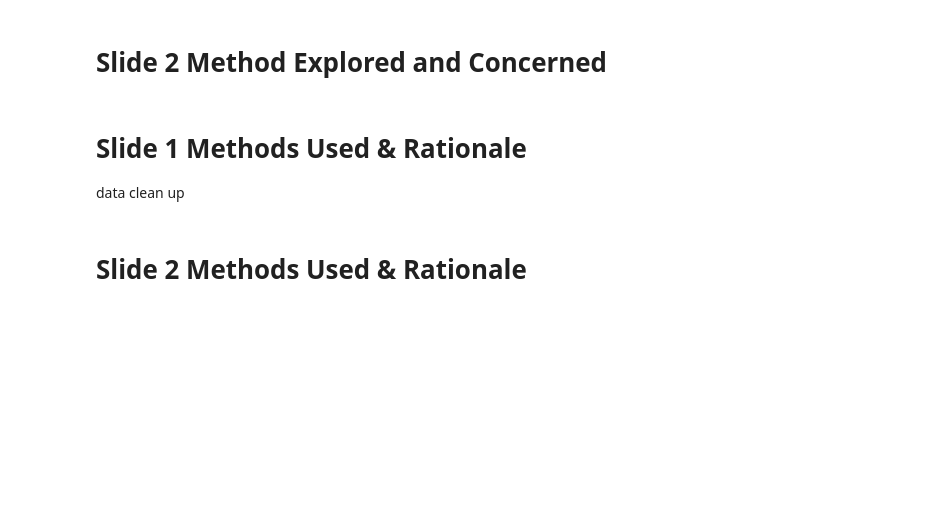
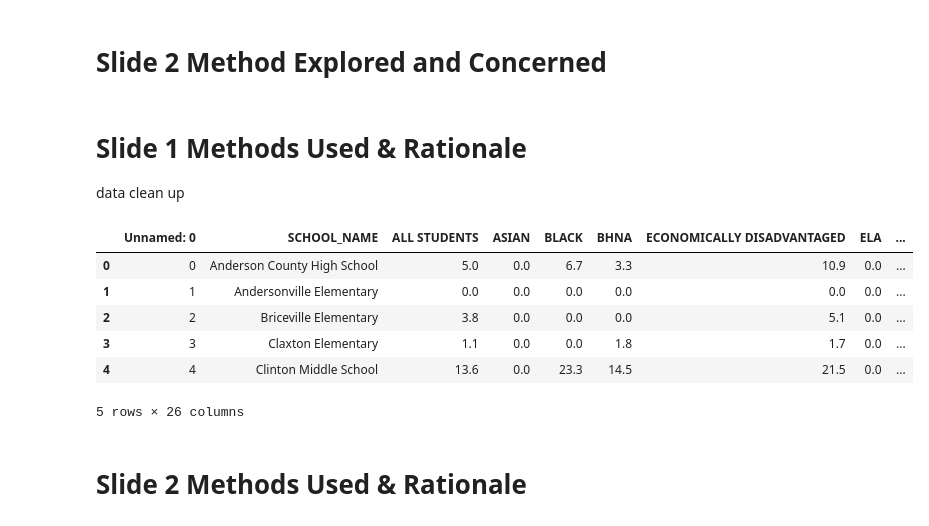
Before and after one commit to lawandyaseen/PPOL564FinalProject, a Jupyter notebook: Final Presentation.ipynb, the cells around one changed output. Cells and saved outputs as stored; diff of their text form; code cells hidden in the pictures; blank space fills up the shorter version.

```diff
--- a/Final Presentation.ipynb
+++ b/Final Presentation.ipynb
@@ -28,5 +162,15 @@ Where did I get data
 # Slide 1 Methods Used & Rationale
 
 data clean up
+# %%
+data.head()
+# %% [output]
+|  | Unnamed: 0 | SCHOOL_NAME | ALL STUDENTS | ASIAN | BLACK | BHNA | ECONOMICALLY DISADVANTAGED | ELA | ... |
+| 0 | 0 | Anderson County High School | 5.0 | 0.0 | 6.7 | 3.3 | 10.9 | 0.0 | ... |
+| 1 | 1 | Andersonville Elementary | 0.0 | 0.0 | 0.0 | 0.0 | 0.0 | 0.0 | ... |
+| 2 | 2 | Briceville Elementary | 3.8 | 0.0 | 0.0 | 0.0 | 5.1 | 0.0 | ... |
+| 3 | 3 | Claxton Elementary | 1.1 | 0.0 | 0.0 | 1.8 | 1.7 | 0.0 | ... |
+| 4 | 4 | Clinton Middle School | 13.6 | 0.0 | 23.3 | 14.5 | 21.5 | 0.0 | ... |
+5 rows × 26 columns
 # %% [markdown]
 # Slide 2 Methods Used & Rationale
```
Also changed, not shown: parts of 18 cells of this notebook.
